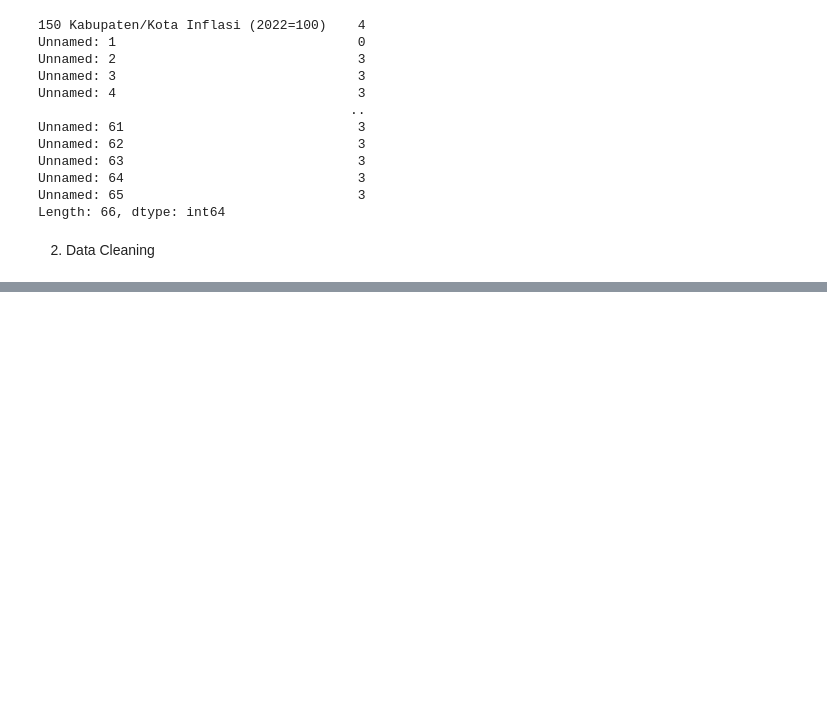
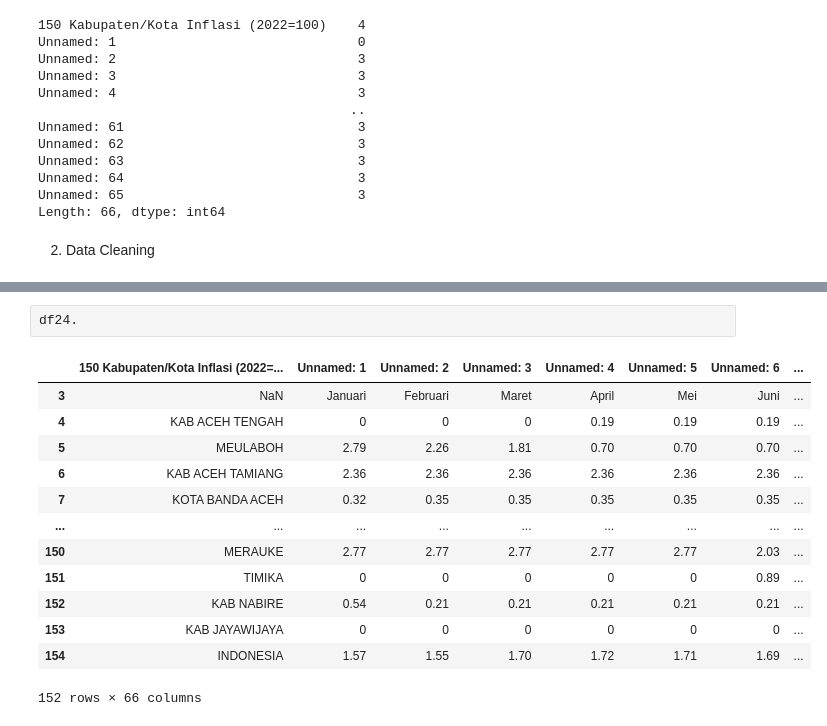
Before and after one commit to michaelvincentsebastian/Analysis-of-Annual-Education-Sector-Inflation-in-Indonesia, a Jupyter notebook: analysis/inflation-rate-analysis.ipynb, the cells around one changed output, grey strips where cells are left out. Saved outputs shown, nothing was run; the diff lists cells and outputs as text; blank space fills up the shorter version.

```diff
--- a/analysis/inflation-rate-analysis.ipynb
+++ b/analysis/inflation-rate-analysis.ipynb
@@ -189,0 +154,16 @@ df25
+# %%
+df24.
+# %% [output]
+|  | 150 Kabupaten/Kota Inflasi (2022=... | Unnamed: 1 | Unnamed: 2 | Unnamed: 3 | Unnamed: 4 | Unnamed: 5 | Unnamed: 6 | ... |
+| 3 | NaN | Januari | Februari | Maret | April | Mei | Juni | ... |
+| 4 | KAB ACEH TENGAH | 0 | 0 | 0 | 0.19 | 0.19 | 0.19 | ... |
+| 5 | MEULABOH | 2.79 | 2.26 | 1.81 | 0.70 | 0.70 | 0.70 | ... |
+| 6 | KAB ACEH TAMIANG | 2.36 | 2.36 | 2.36 | 2.36 | 2.36 | 2.36 | ... |
+| 7 | KOTA BANDA ACEH | 0.32 | 0.35 | 0.35 | 0.35 | 0.35 | 0.35 | ... |
+| ... | ... | ... | ... | ... | ... | ... | ... | ... |
+| 150 | MERAUKE | 2.77 | 2.77 | 2.77 | 2.77 | 2.77 | 2.03 | ... |
+| 151 | TIMIKA | 0 | 0 | 0 | 0 | 0 | 0.89 | ... |
+| 152 | KAB NABIRE | 0.54 | 0.21 | 0.21 | 0.21 | 0.21 | 0.21 | ... |
+| 153 | KAB JAYAWIJAYA | 0 | 0 | 0 | 0 | 0 | 0 | ... |
+| 154 | INDONESIA | 1.57 | 1.55 | 1.70 | 1.72 | 1.71 | 1.69 | ... |
+152 rows × 66 columns
```
Also changed, not shown: parts of 6 cells of this notebook.
